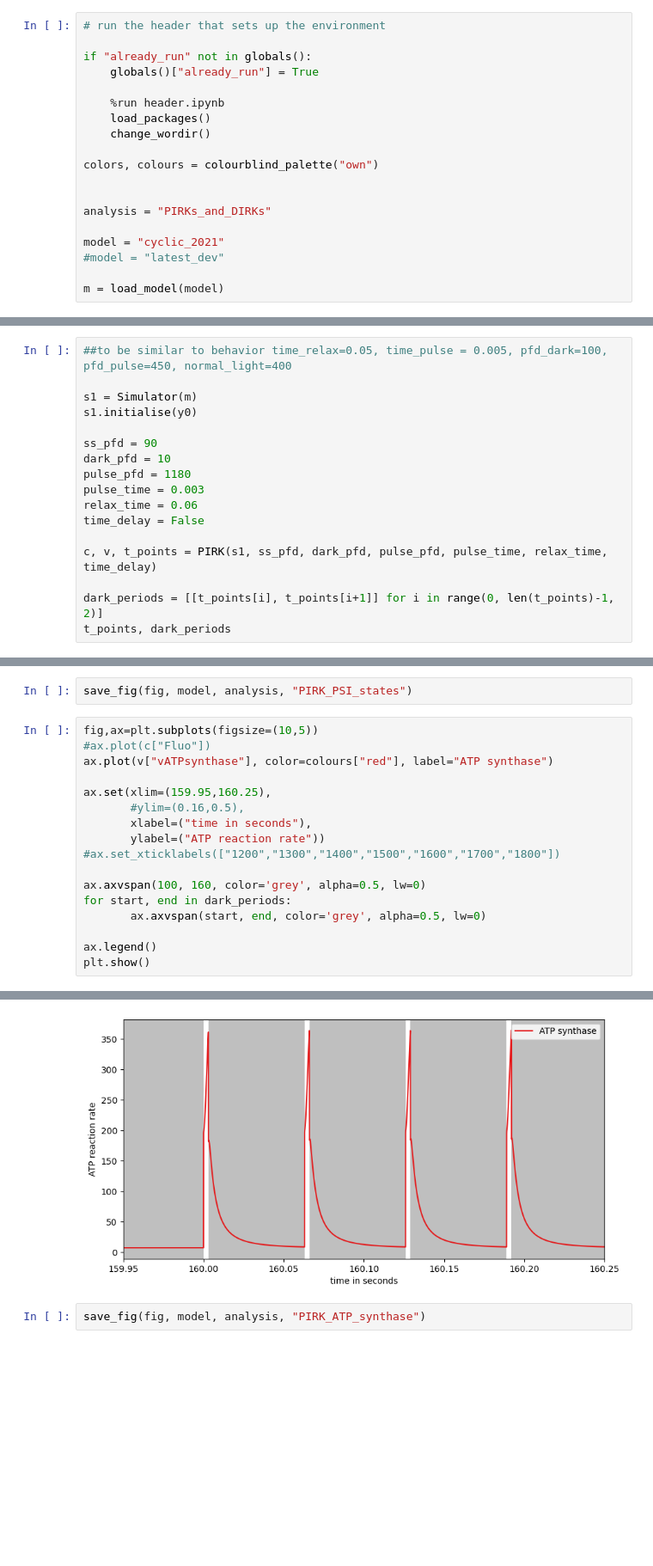
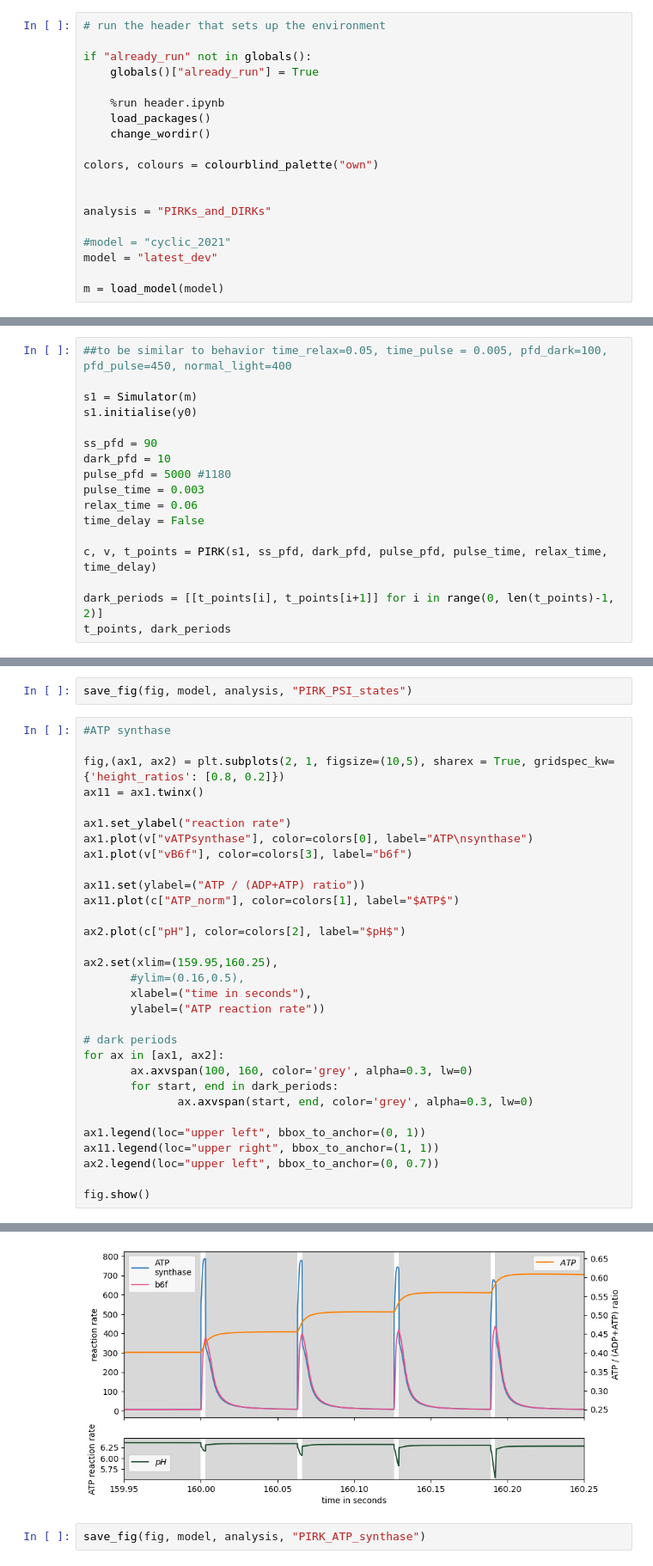
Before and after one commit to A-Potthoff/QTB_modeling, a Jupyter notebook: analyses/PIRK.ipynb, the cells around one changed output, grey strips where cells are left out. Shown: that part at 86% size. Drawn from its saved outputs; the diff is of its cells as text; blank space fills up the shorter version.

Commit message:
feat: many new plots for PIRK

```diff
--- a/analyses/PIRK.ipynb
+++ b/analyses/PIRK.ipynb
@@ -13,8 +13,8 @@ colors, colours = colourblind_palette("own")
 
 analysis = "PIRKs_and_DIRKs"
 
-model = "cyclic_2021"
-#model = "latest_dev"
+#model = "cyclic_2021"
+model = "latest_dev"
 
 m = load_model(model)
 # %% [output]
@@ -185,7 +185,7 @@ s1.initialise(y0)
 
 ss_pfd = 90
 dark_pfd = 10
-pulse_pfd = 1180
+pulse_pfd = 5000 #1180
 pulse_time = 0.003
 relax_time = 0.06
 time_delay = False
@@ -252,20 +256,34 @@ UserWarning: FigureCanvasAgg is non-interactive, and thus cannot be shown
 # %%
 save_fig(fig, model, analysis, "PIRK_PSI_states")
 # %%
-fig,ax=plt.subplots(figsize=(10,5))
-#ax.plot(c["Fluo"])
-ax.plot(v["vATPsynthase"], color=colours["red"], label="ATP synthase")
+#ATP synthase
 
-ax.set(xlim=(159.95,160.25),
+fig,(ax1, ax2) = plt.subplots(2, 1, figsize=(10,5), sharex = True, gridspec_kw={'height_ratios': [0.8, 0.2]})
+ax11 = ax1.twinx()
+
+ax1.set_ylabel("reaction rate")
+ax1.plot(v["vATPsynthase"], color=colors[0], label="ATP\nsynthase")
+ax1.plot(v["vB6f"], color=colors[3], label="b6f")
+
+ax11.set(ylabel=("ATP / (ADP+ATP) ratio"))
+ax11.plot(c["ATP_norm"], color=colors[1], label="$ATP$")
+
+ax2.plot(c["pH"], color=colors[2], label="$pH$")
+
+ax2.set(xlim=(159.95,160.25),
        #ylim=(0.16,0.5),
        xlabel=("time in seconds"),
        ylabel=("ATP reaction rate"))
-#ax.set_xticklabels(["1200","1300","1400","1500","1600","1700","1800"])
 
-ax.axvspan(100, 160, color='grey', alpha=0.5, lw=0)
-for start, end in dark_periods:
-       ax.axvspan(start, end, color='grey', alpha=0.5, lw=0)
+# dark periods
+for ax in [ax1, ax2]:
+       ax.axvspan(100, 160, color='grey', alpha=0.3, lw=0)
+       for start, end in dark_periods:
+              ax.axvspan(start, end, color='grey', alpha=0.3, lw=0)
 
-ax.legend()
-plt.show()
+ax1.legend(loc="upper left", bbox_to_anchor=(0, 1))
+ax11.legend(loc="upper right", bbox_to_anchor=(1, 1))
+ax2.legend(loc="upper left", bbox_to_anchor=(0, 0.7))
+
+fig.show()
 # %% [output]
@@ -272,3 +291,3 @@ plt.show()
-[figure, old version]
+[figure, new version]
 # %%
 save_fig(fig, model, analysis, "PIRK_ATP_synthase")
```
Also changed, not shown: parts of 11 cells of this notebook.
